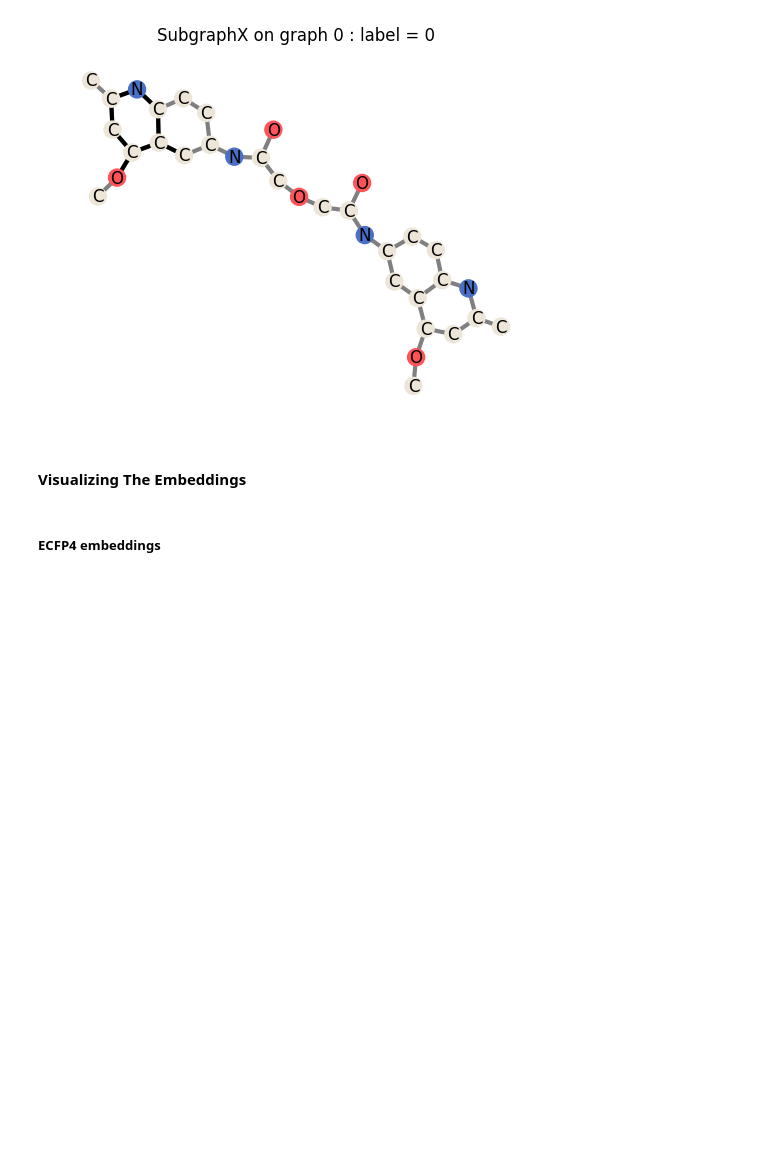
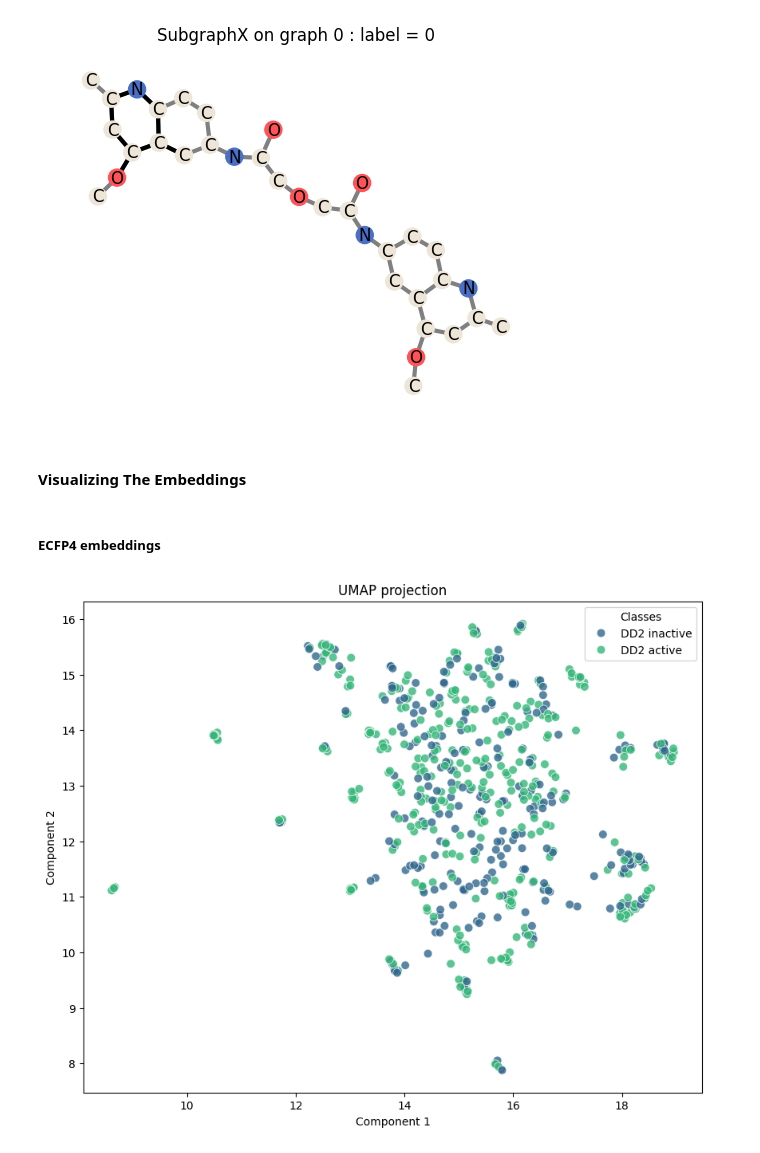
Before and after one commit to djoy4stem/qsar_w_gnns, a Jupyter notebook: notebooks/dd2/dd2_gnn_explanation.ipynb, the cells around one changed output. Saved outputs shown, nothing was run; the diff lists cells and outputs as text; code cells hidden in the pictures; blank space fills up the shorter version.

Commit message:
Added some UMAP plots

```diff
--- a/notebooks/dd2/dd2_gnn_explanation.ipynb
+++ b/notebooks/dd2/dd2_gnn_explanation.ipynb
@@ -363,8 +363,10 @@ from torch_geometric.data import Batch
 test_ecfp4s_        = utilities.calculate_fingerprints_as_bits(molecules=test_molecules, fingerprint_type="morgan", radius=2, nBits=1024)
 # test_ecfp4s_df = pd.DataFrame(ecfp4s_ )
 # %%
-ecfp4s_embeddings_umap = visuals.reduce_and_plot(data=test_ecfp4s_, actuals=test_labels[:], method='umap', n_components=2, random_state=seed, n_neighbors=25, min_dist=0.05)
+ecfp4s_embeddings_umap = visuals.reduce_and_plot(data=test_ecfp4s_, actuals=test_labels[:], method='umap', n_components=2, random_state=seed, n_neighbors=20, min_dist=0.1)
 # ecfp4s_embeddings_tsne = visuals.reduce_and_plot(data=test_ecfp4s_[:], actuals=test_labels[:], method='tsne', n_components=2, random_state=seed, perplexity=5.0)
+# %% [output]
+[figure, added]
 # %%
 %%time
 
```
Also changed, not shown: parts of 9 cells of this notebook.
